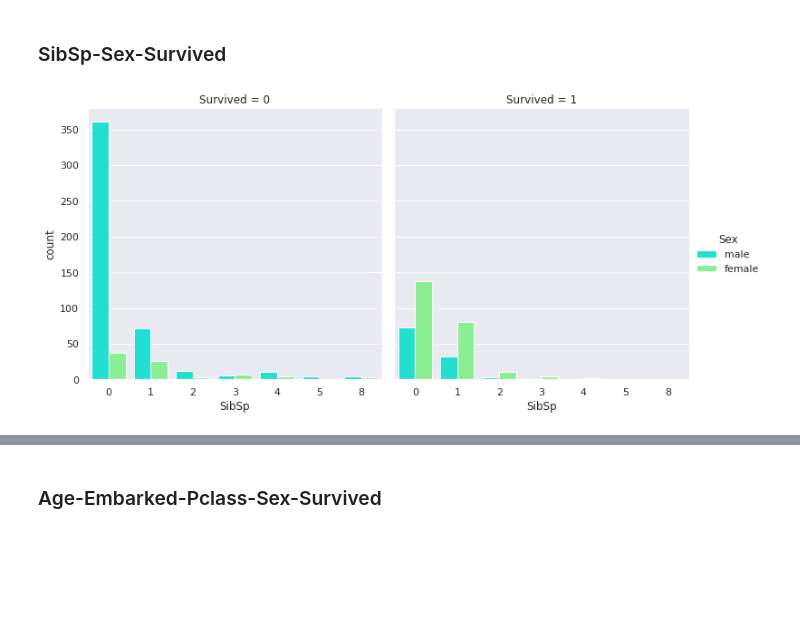
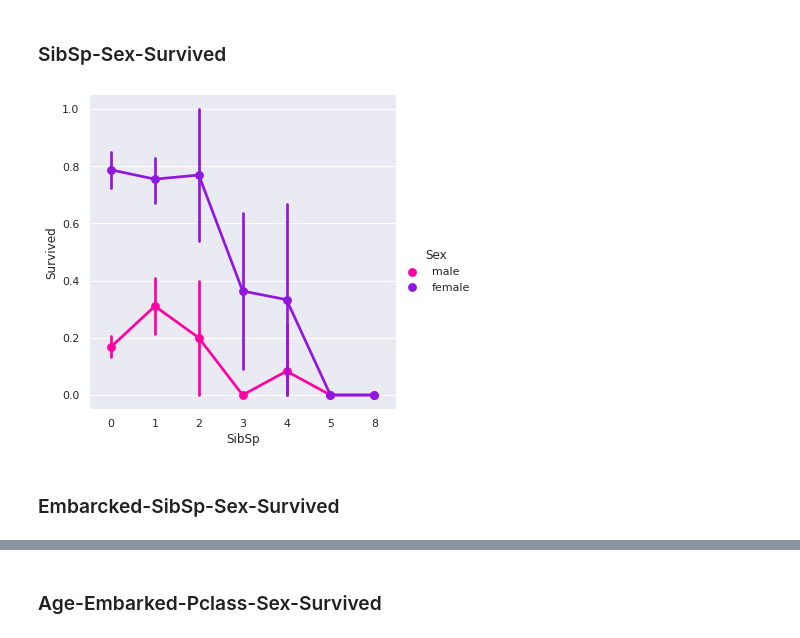
Before and after one commit to SatyaRay003/Titanic-Survival-Prediction, a Jupyter notebook: Titanic_EDA.ipynb, the cells around one changed output, grey strips where cells are left out. Saved outputs shown, nothing was run; the diff lists cells and outputs as text; code cells hidden in the pictures; blank space fills up the shorter version.

```diff
--- a/Titanic_EDA.ipynb
+++ b/Titanic_EDA.ipynb
@@ -756,7 +757,8 @@ sns.catplot(x="Parch", hue="Sex", col="Survived",
 # %% [markdown]
 ### SibSp-Sex-Survived
 # %%
-sns.catplot(x="SibSp", hue="Sex", col="Survived",
-                 data=train_df, kind="count", palette=['#03ffea', '#7aff88']);
+sns.catplot("SibSp", 'Survived', hue="Sex", data=train_df, kind="point", palette=['#ff00a2', '#9016e0']);
 # %% [output]
-[figure, old version]
+[figure, new version]
+# %% [markdown]
+### Embarcked-SibSp-Sex-Survived
```
Also changed, not shown: parts of 14 cells of this notebook.
